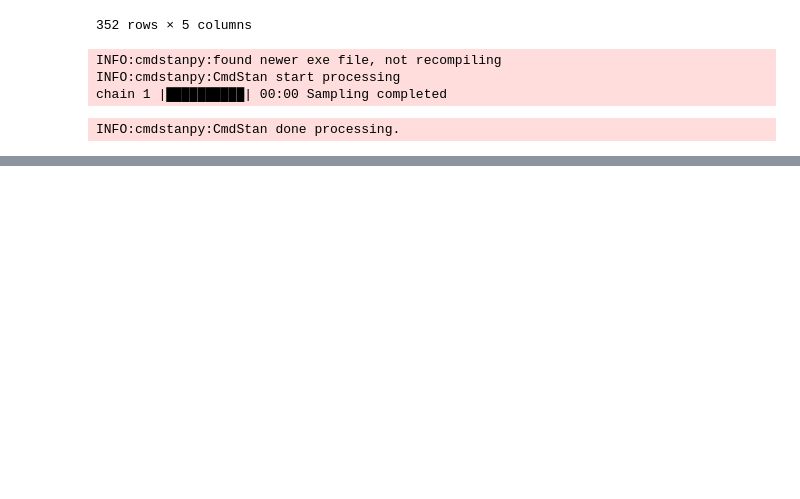
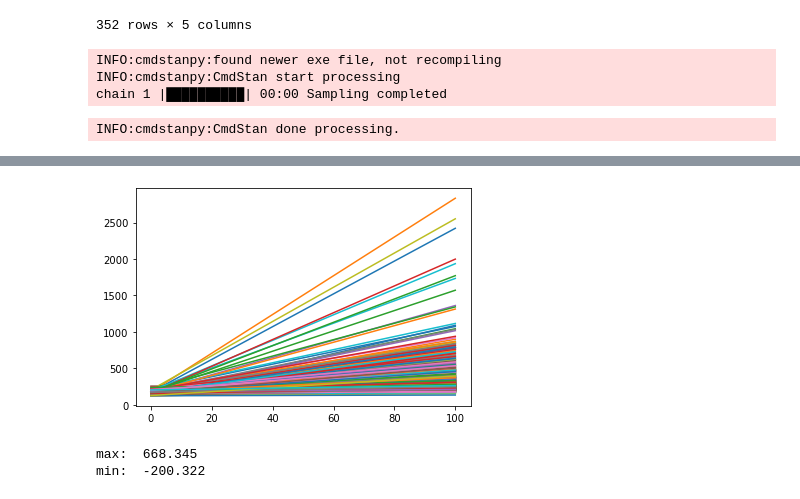
Before and after one commit to majedsuliman/Data-analysis, a Jupyter notebook: Lab4/Ex1.ipynb, the cells around one changed output, grey strips where cells are left out. Drawn from its saved outputs; the diff is of its cells as text; code cells hidden in the pictures; blank space fills up the shorter version.

```diff
--- a/Lab4/Ex1.ipynb
+++ b/Lab4/Ex1.ipynb
@@ -211,0 +254,17 @@ df
+# %%
+alpha = sim.stan_variable('alpha')
+beta = sim.stan_variable('beta')
+
+for i in range(len(alpha)) :
+    x = np.array([0, 100])
+    y = beta[i] * x + alpha[i]
+    plt.plot(x, y)
+
+plt.show()
+
+print('max: ', np.max(sim.stan_variable('height')))
+print('min: ', np.min(sim.stan_variable('height')))
+# %% [output]
+[figure, added]
+max:  668.345
+min:  -200.322
```
Also changed, not shown: parts of 18 cells of this notebook, 8 other files.
